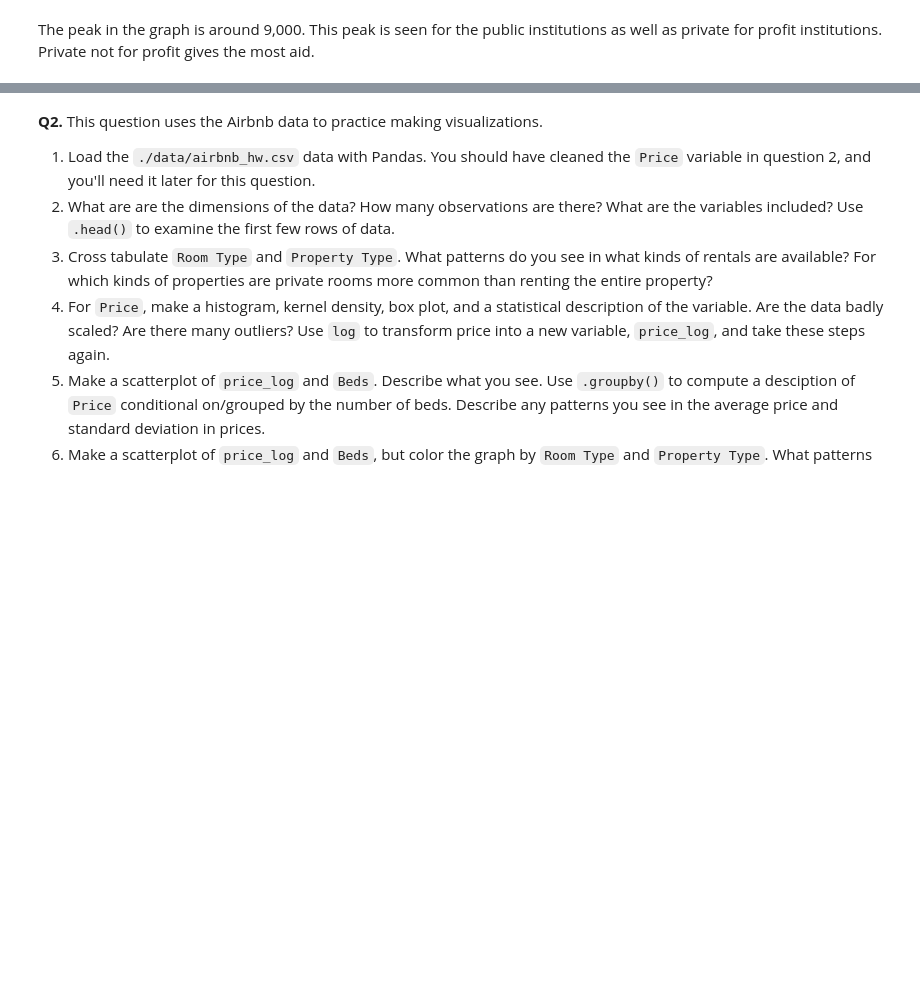
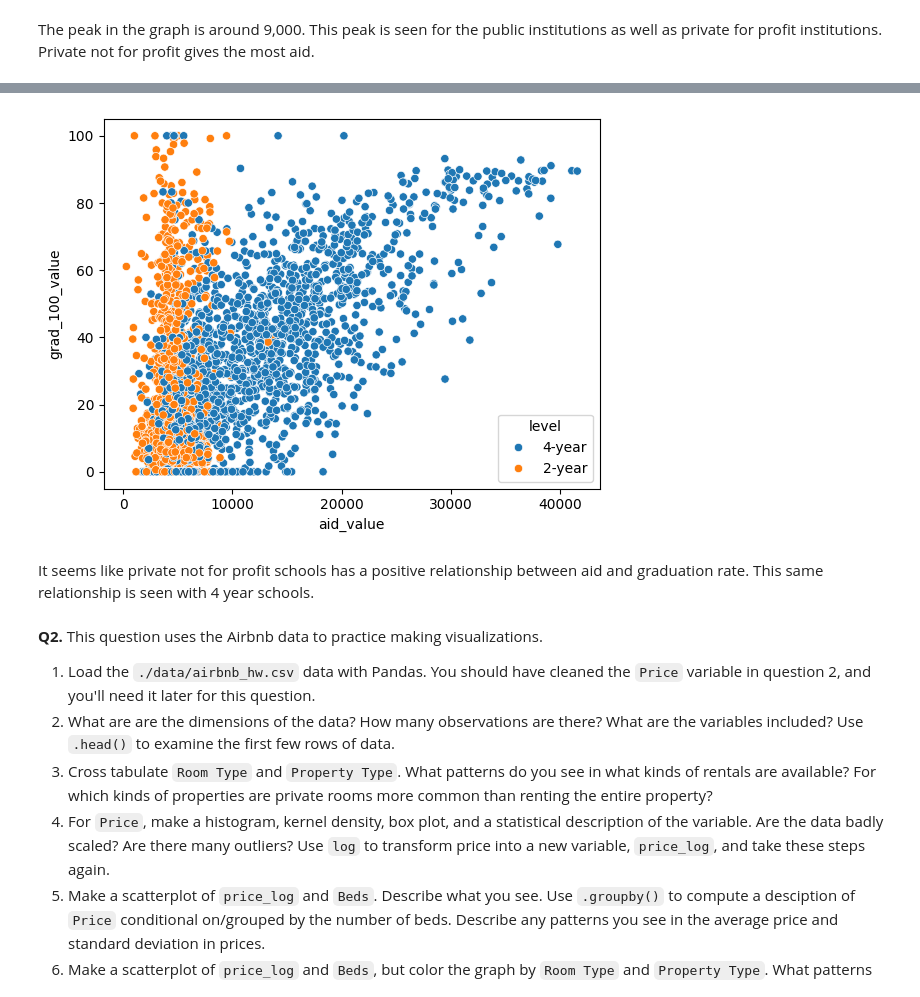
Before and after one commit to l-e13/visualization, a Jupyter notebook: assignment/assignment.ipynb, the cells around one changed output, grey strips where cells are left out. Saved outputs shown, nothing was run; the diff lists cells and outputs as text; code cells hidden in the pictures; blank space fills up the shorter version.

```diff
--- a/assignment/assignment.ipynb
+++ b/assignment/assignment.ipynb
@@ -207,3 +219,10 @@ The peak in the graph is around 9,000. This peak is seen for the public institut
+# %%
+sns.scatterplot(data=college_df,x="aid_value", y= "grad_100_value", hue = "level")
+plt.show()
+# %% [output]
+[figure, added]
+# %% [markdown]
+It seems like private not for profit schools has a positive relationship between aid and graduation rate. This same relationship is seen with 4 year schools.
 # %% [markdown]
 **Q2.** This question uses the Airbnb data to practice making visualizations.
 
```
Also changed, not shown: parts of 3 cells of this notebook.
